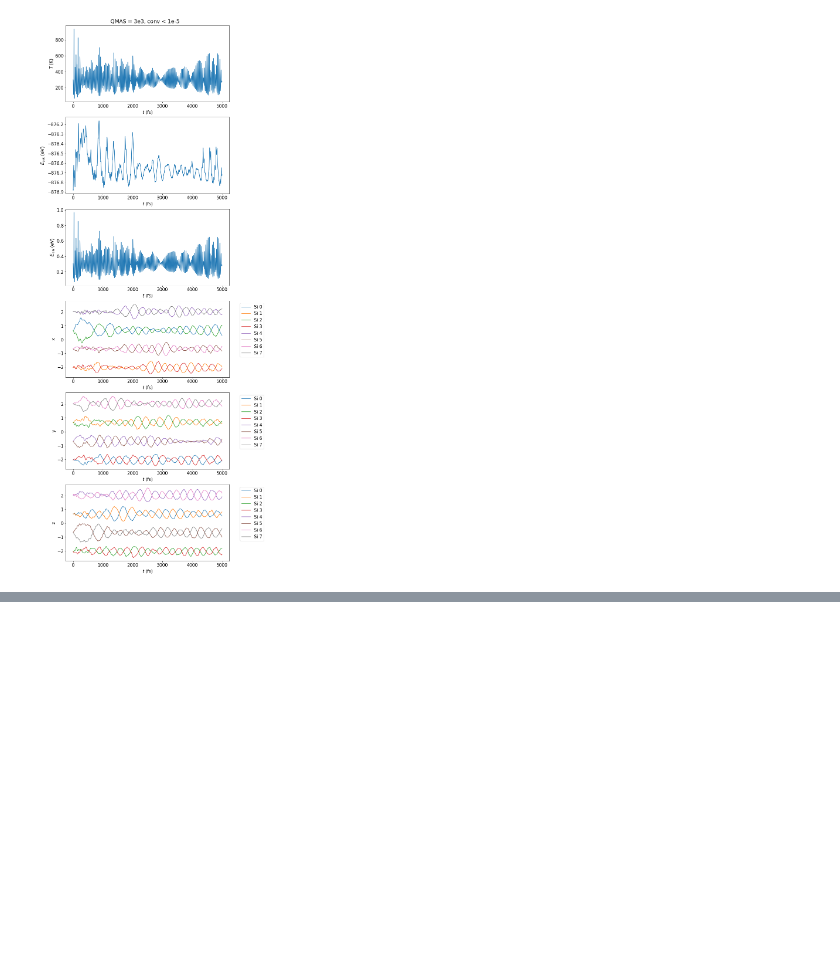
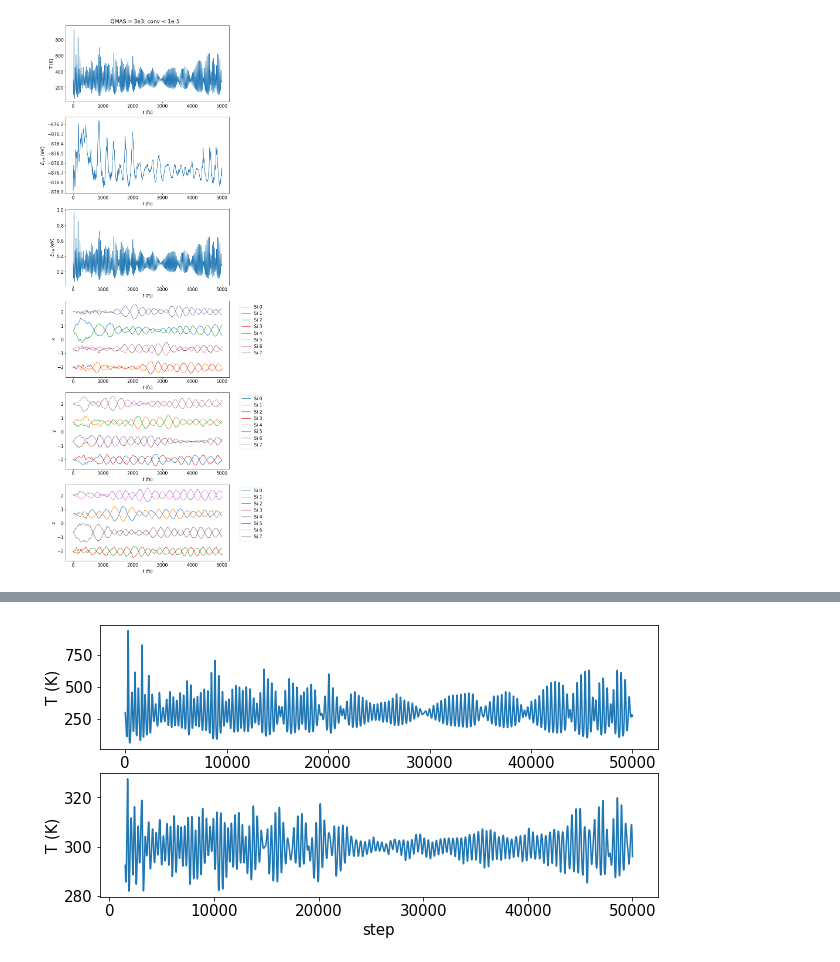
Before and after one commit to ferchault/APDFT, a Jupyter notebook: prototyping/apdft-ofdft-cpmd/Si8_NVT_QMAS3e3.ipynb, the cells around one changed output, grey strips where cells are left out. Drawn from its saved outputs; the diff is of its cells as text; code cells hidden in the pictures; blank space fills up the shorter version.

```diff
--- a/prototyping/apdft-ofdft-cpmd/Si8_NVT_QMAS3e3.ipynb
+++ b/prototyping/apdft-ofdft-cpmd/Si8_NVT_QMAS3e3.ipynb
@@ -127,0 +142,17 @@ f.savefig(p, bbox_inches='tight')
+# %%
+window = 1500
+averaged_temp = data_pd.rolling(window).mean()
+
+fig, ax = plt.subplots(2,1)
+ax[0].plot(data['temperature'])
+ax[0].set_xlabel('step')
+ax[0].set_ylabel('T (K)')
+
+ax[1].plot(averaged_temp[window:])
+ax[1].set_xlabel('step')
+ax[1].set_ylabel('T (K)')
+
+p = '/home/misa/projects/APDFT-CPMD/data/BOMD/Si8_hc_NVT/figures/rolling_mean.png'
+fig.savefig(p, bbox_inches='tight')
+# %% [output]
+[figure, added]
```
Also changed, not shown: parts of 3 cells of this notebook.
